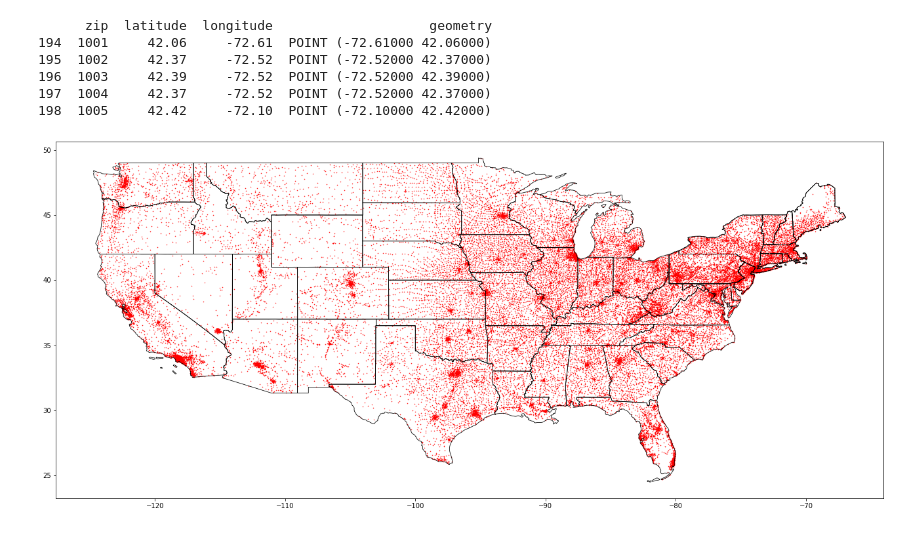
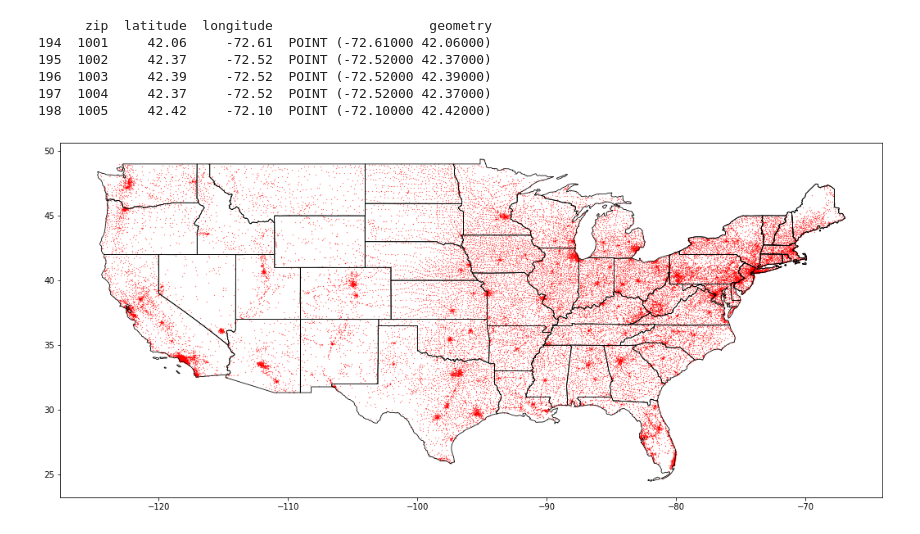
Before and after one commit to blasher565/dm_cs522, a Jupyter notebook: zipcodes/zipcodes.ipynb, the cells around one changed output. Drawn from its saved outputs; the diff is of its cells as text; code cells hidden in the pictures.

Commit message:
Update marker size in plot

```diff
--- a/zipcodes/zipcodes.ipynb
+++ b/zipcodes/zipcodes.ipynb
@@ -106,18 +106,18 @@ print(gdf.head())
 # %%
 #
 #Plot map and data on top one another
 #
 
-fig = plt.figure(1, figsize=(23,10))
+fig = plt.figure(1, figsize=(18,10))
 ax = fig.add_subplot()
 
 # Choose the bounding area that matches the lower US for the plot
 #  -This is needed if the zipcode lat/long isn't filtered
 #ax.set_xlim(-125, -67)
 #ax.set_ylim(24, 50)
 
 states.boundary.plot(ax=ax, color='black', linewidth=.8)
-gdf.plot(ax=ax, color='red', marker='.', markersize=1)
+gdf.plot(ax=ax, color='red', marker='.', markersize=.2)
 plt.show()
 # %% [output]
-[figure, old version]
+[figure, new version]
```
